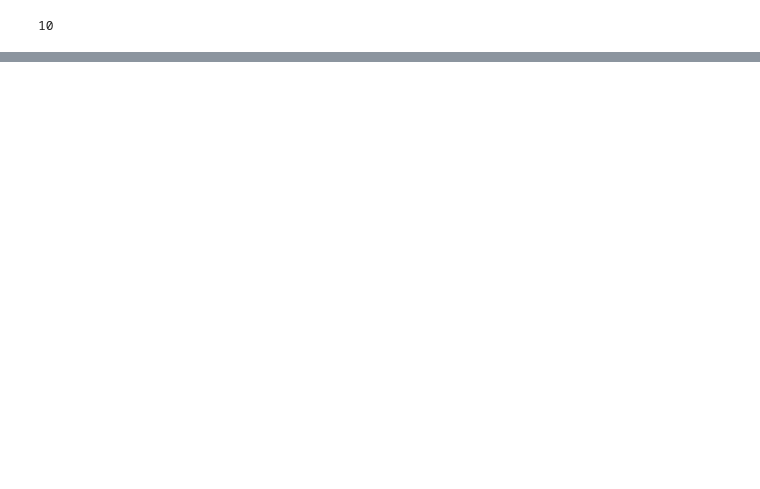
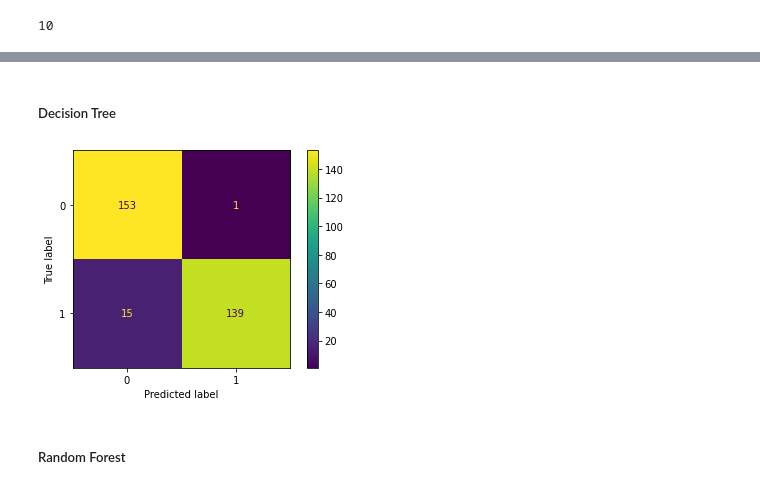
Before and after one commit to cilab-ufersa/parkinson_disease_AI, a Jupyter notebook: main.ipynb, the cells around one changed output, grey strips where cells are left out. Drawn from its saved outputs; the diff is of its cells as text; code cells hidden in the pictures; blank space fills up the shorter version.

```diff
--- a/main.ipynb
+++ b/main.ipynb
@@ -236,0 +348,14 @@ RandomForest sua especificidade é de 62.16%
+# %% [markdown]
+##### Decision Tree
+# %%
+cm_dt = [[0,0],[0,0]]
+for i in range(len(diagnoses)):
+    cm_dt += confusion_matrix(diagnoses[i],guesseddiagnosesdt[i])
+# %%
+disp_dt = ConfusionMatrixDisplay(cm_dt)
+disp_dt.plot()
+plt.show()
+# %% [output]
+[figure, added]
+# %% [markdown]
+##### Random Forest
```
Also changed, not shown: parts of 35 cells of this notebook, 2 other files.
